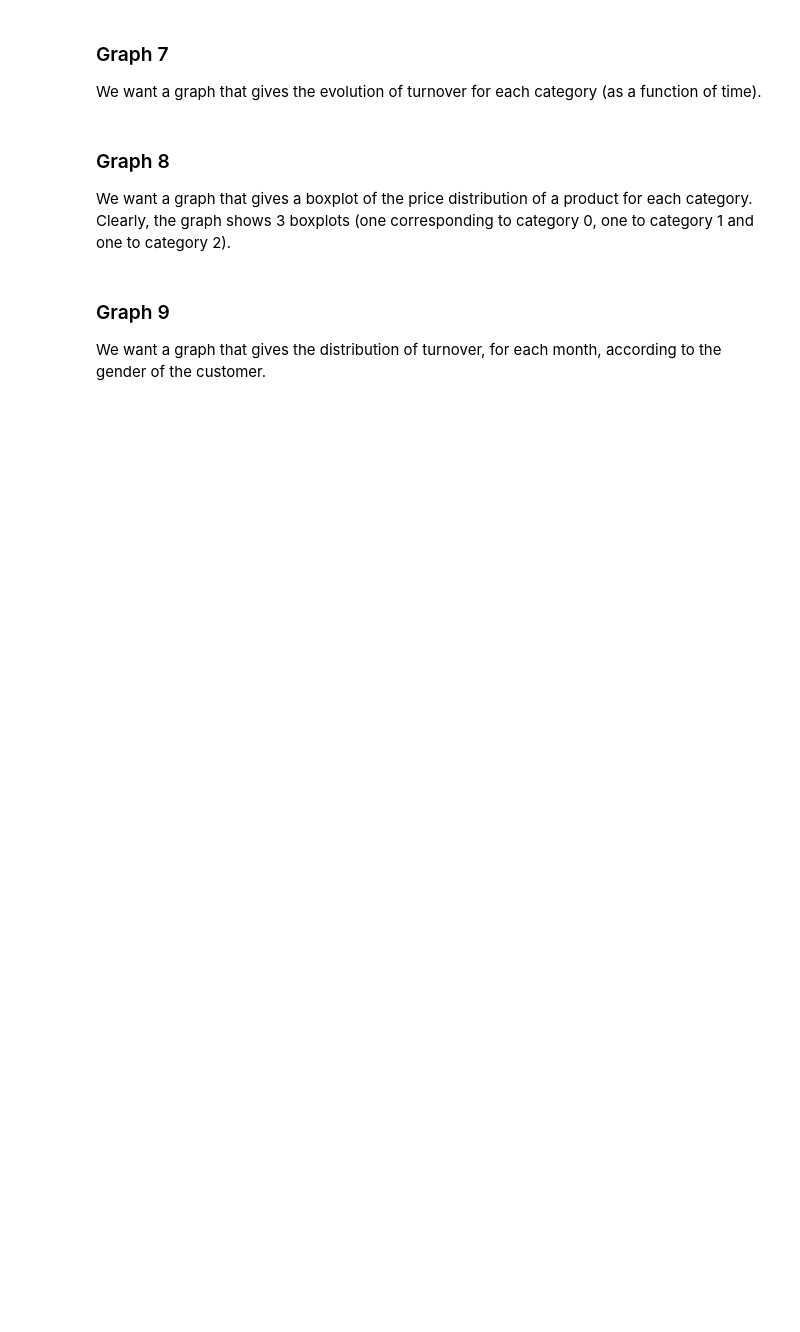
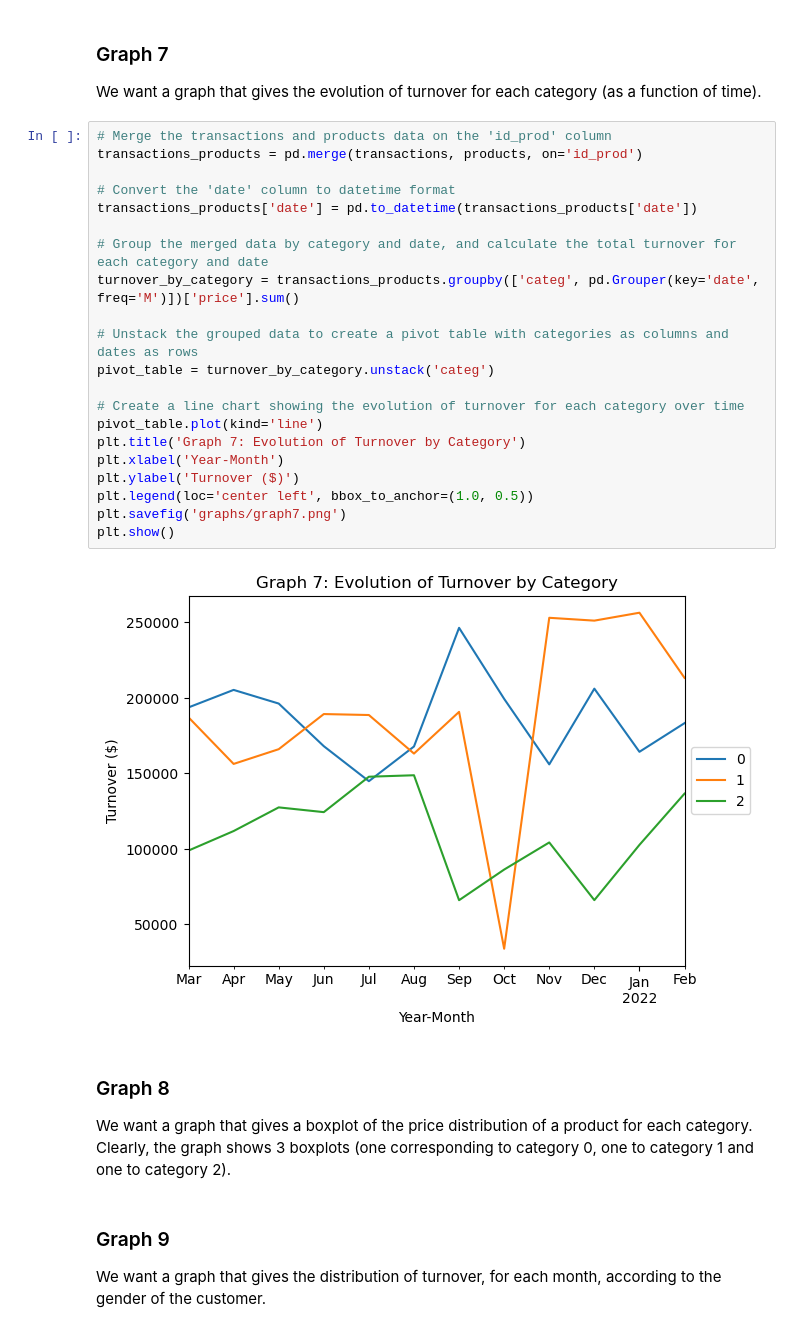
Before and after one commit to Suziwan/Data_Visualization_Python, a Jupyter notebook: Week2_Day4_Data_Visualization_Python.ipynb, the cells around one changed output. Cells and saved outputs as stored; diff of their text form; blank space fills up the shorter version.

```diff
--- a/Week2_Day4_Data_Visualization_Python.ipynb
+++ b/Week2_Day4_Data_Visualization_Python.ipynb
@@ -208,6 +235,29 @@ First, we want to have a pie chart that gives the distribution of products by ca
 # %% [markdown]
 ### Graph 7
 We want a graph that gives the evolution of turnover for each category (as a function of time).
+# %%
+# Merge the transactions and products data on the 'id_prod' column
+transactions_products = pd.merge(transactions, products, on='id_prod')
+
+# Convert the 'date' column to datetime format
+transactions_products['date'] = pd.to_datetime(transactions_products['date'])
+
+# Group the merged data by category and date, and calculate the total turnover for each category and date
+turnover_by_category = transactions_products.groupby(['categ', pd.Grouper(key='date', freq='M')])['price'].sum()
+
+# Unstack the grouped data to create a pivot table with categories as columns and dates as rows
+pivot_table = turnover_by_category.unstack('categ')
+
+# Create a line chart showing the evolution of turnover for each category over time
+pivot_table.plot(kind='line')
+plt.title('Graph 7: Evolution of Turnover by Category')
+plt.xlabel('Year-Month')
+plt.ylabel('Turnover ($)')
+plt.legend(loc='center left', bbox_to_anchor=(1.0, 0.5))
+plt.savefig('graphs/graph7.png')
+plt.show()
+# %% [output]
+[figure, added]
 # %% [markdown]
 ### Graph 8
 We want a graph that gives a boxplot of the price distribution of a product for each category. Clearly, the graph shows 3 boxplots (one corresponding to category 0, one to category 1 and one to category 2).
```
Also changed, not shown: parts of 3 cells of this notebook.
